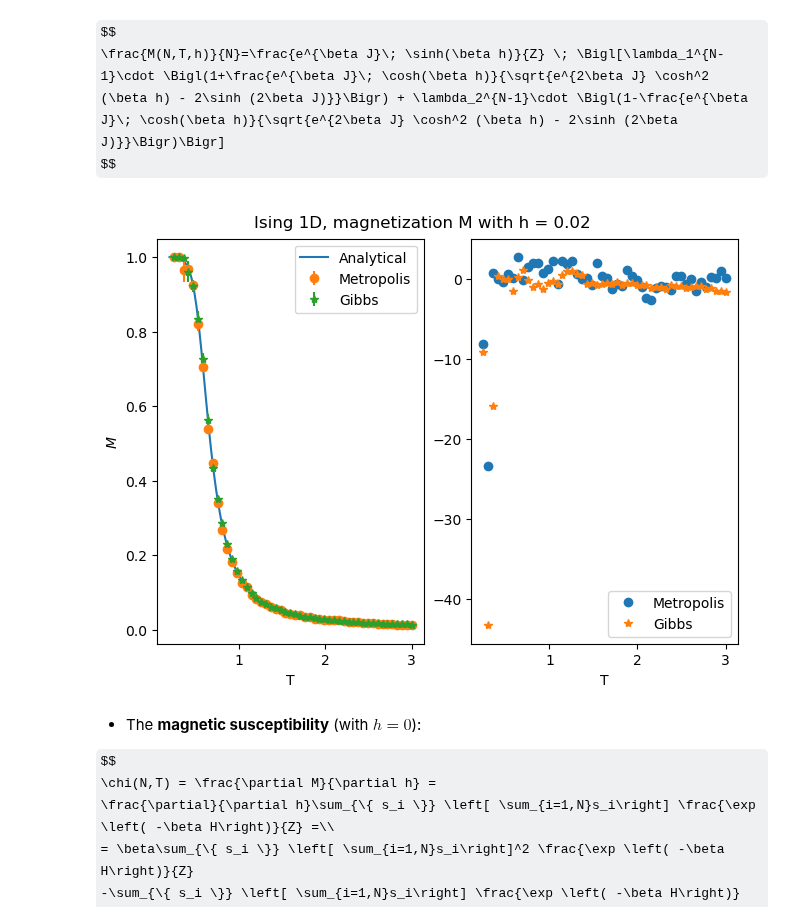
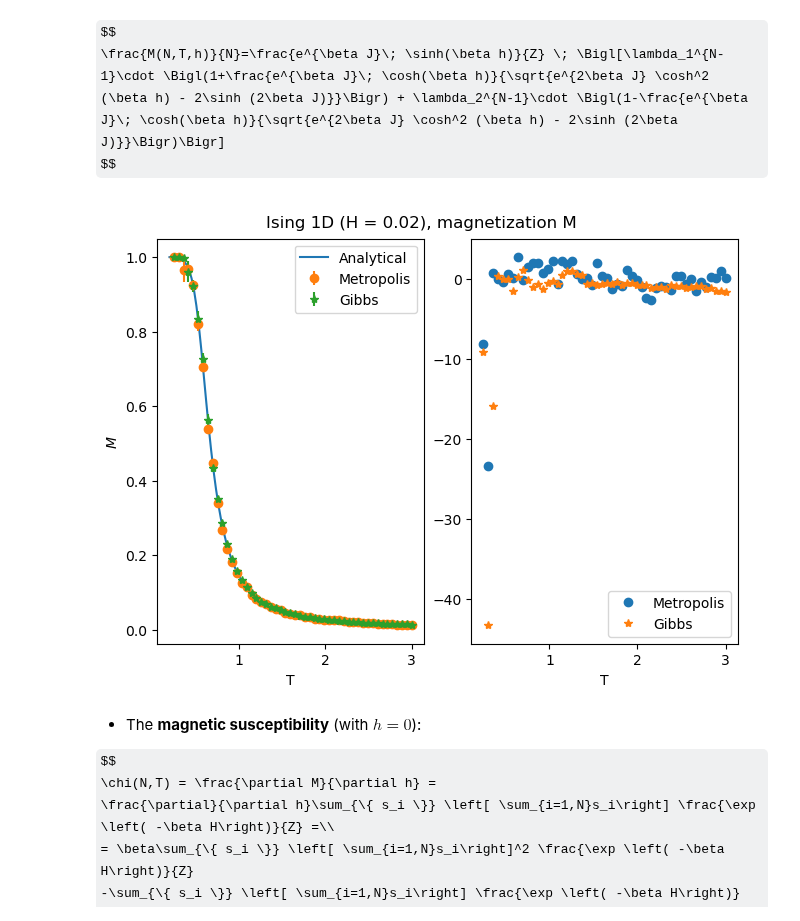
Before and after one commit to RandDouble/SimulazioneNumerica, a Jupyter notebook: LSN_Exercises_06.ipynb, the cells around one changed output. Drawn from its saved outputs; the diff is of its cells as text; code cells hidden in the pictures; some formulas as TeX source.

```diff
--- a/LSN_Exercises_06.ipynb
+++ b/LSN_Exercises_06.ipynb
@@ -379,35 +403,35 @@ axs[0].errorbar(
     marker="*",
 )
 
 # Bias
 magn_metro["M_BIAS"] = (
     magnetization(magn_metro["TEMPERATURE"], Ns, J, h) - magn_metro["M_AVE"]
 ) / magn_metro["ERROR"]
 magn_gibbs["M_BIAS"] = (
     magnetization(magn_gibbs["TEMPERATURE"], Ns, J, h) - magn_gibbs["M_AVE"]
 ) / magn_gibbs["ERROR"]
 
 axs[1].plot(
     "TEMPERATURE",
     "M_BIAS",
     data=magn_metro,
     label="Metropolis",
     linestyle="",
     marker="o",
 )
 axs[1].plot(
     "TEMPERATURE", "M_BIAS", data=magn_gibbs, label="Gibbs", linestyle="", marker="*"
 )
 
-fig.suptitle("Ising 1D, magnetization M with h = 0.02")
+fig.suptitle("Ising 1D (H = 0.02), magnetization M")
 axs[0].set_xlabel("T")
 axs[1].set_xlabel("T")
 axs[0].set_ylabel("$M$")
 axs[0].legend()
 axs[1].legend()
 plt.show()
 # %% [output]
-[figure, old version]
+[figure, new version]
 # %% [markdown]
 - The **magnetic susceptibility** (with $h=0$):
 
```
Also changed, not shown: parts of 11 cells of this notebook, 2 other files.
